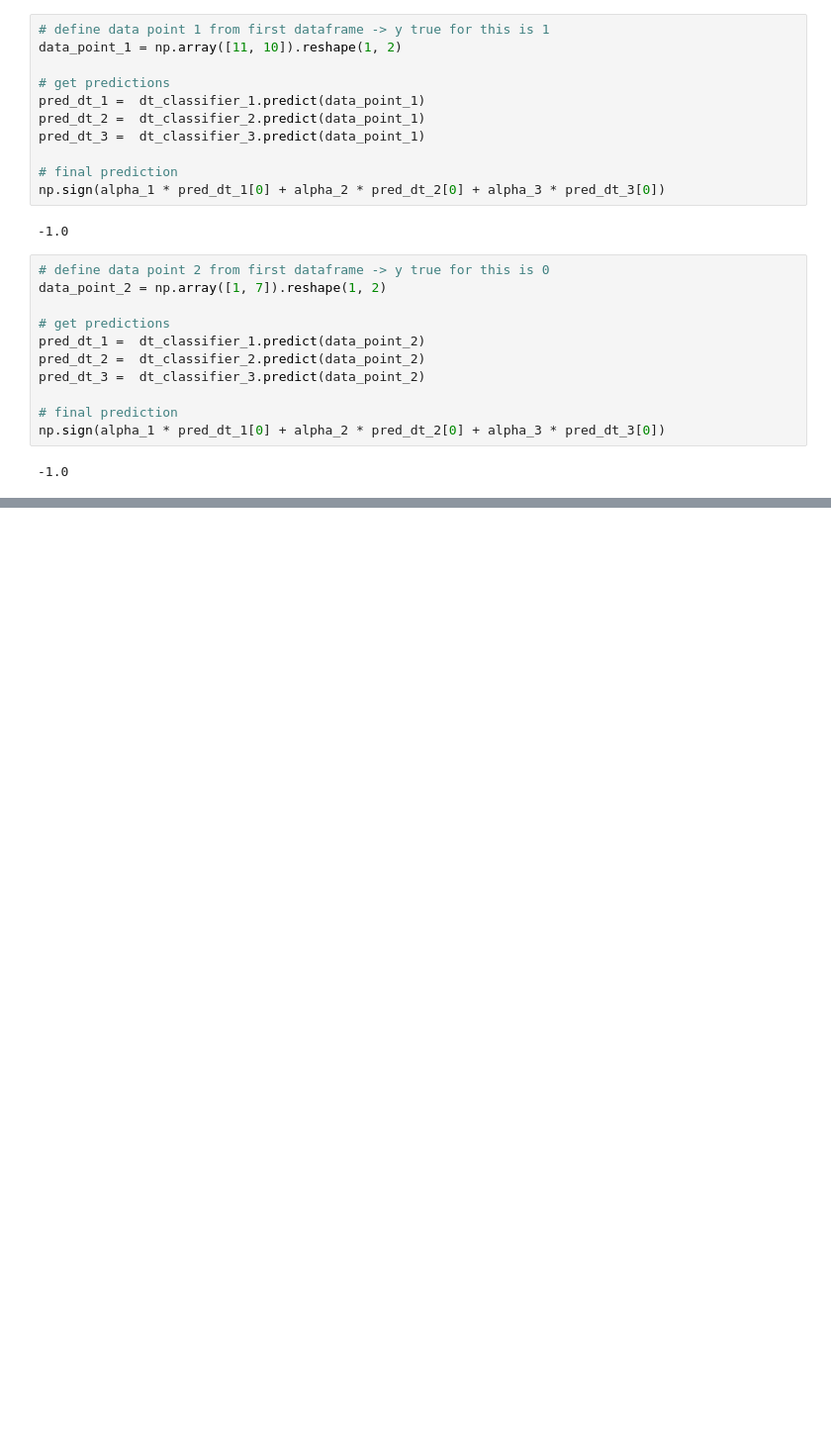
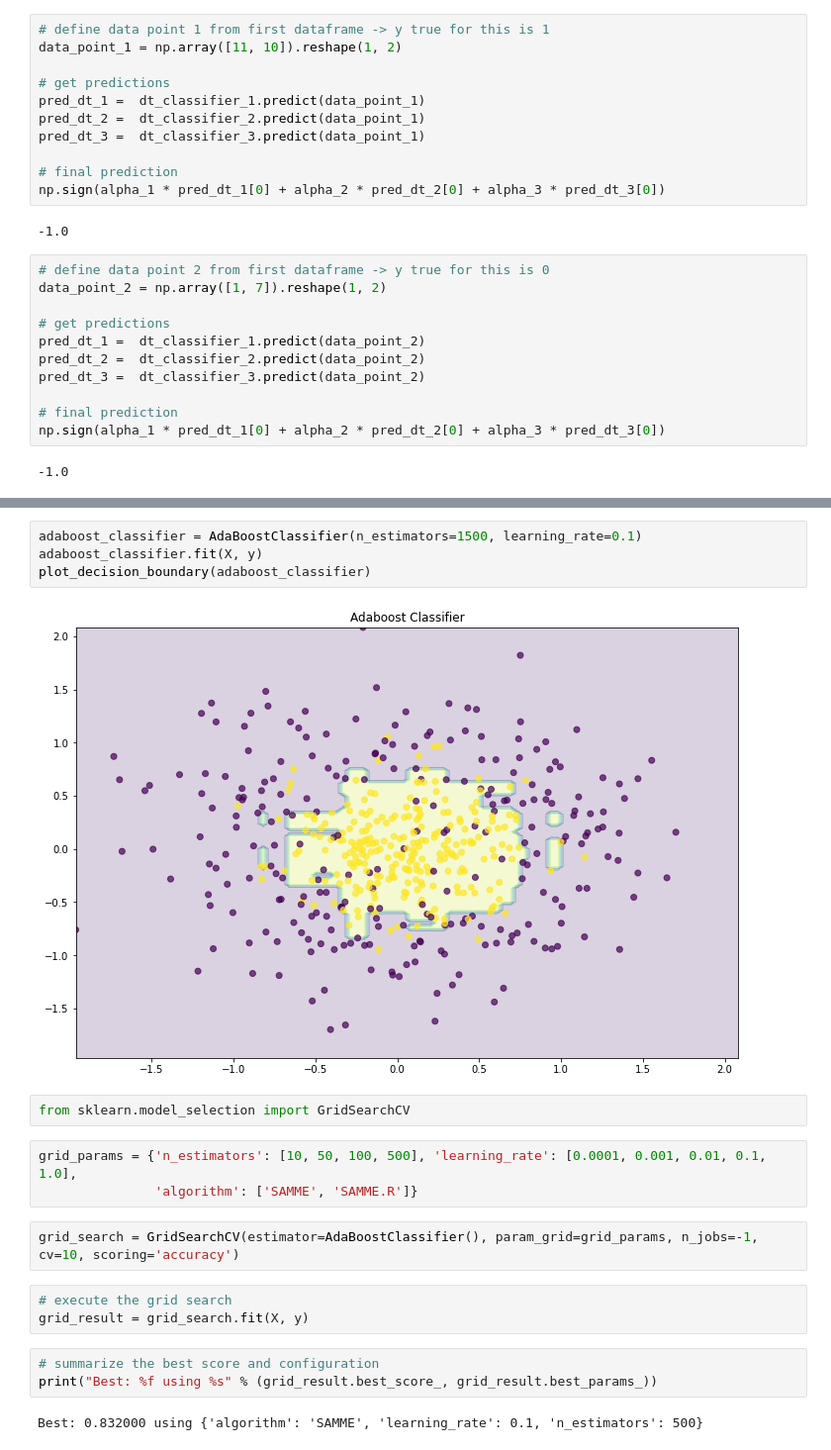
Before and after one commit to bpst-apps/machine-learning-algorithms, a Jupyter notebook: 05-Adaboost-Demo.ipynb, the cells around one changed output, grey strips where cells are left out. Shown: that part at 99% size. Drawn from its saved outputs; the diff is of its cells as text; blank space fills up the shorter version.

```diff
--- a/05-Adaboost-Demo.ipynb
+++ b/05-Adaboost-Demo.ipynb
@@ -495,0 +535,21 @@ np.sign(alpha_1 * pred_dt_1[0] + alpha_2 * pred_dt_2[0] + alpha_3 * pred_dt_3[0]
+# %%
+adaboost_classifier = AdaBoostClassifier(n_estimators=1500, learning_rate=0.1)
+adaboost_classifier.fit(X, y)
+plot_decision_boundary(adaboost_classifier)
+# %% [output]
+[figure, added]
+# %%
+from sklearn.model_selection import GridSearchCV
+# %%
+grid_params = {'n_estimators': [10, 50, 100, 500], 'learning_rate': [0.0001, 0.001, 0.01, 0.1, 1.0],
+               'algorithm': ['SAMME', 'SAMME.R']}
+# %%
+grid_search = GridSearchCV(estimator=AdaBoostClassifier(), param_grid=grid_params, n_jobs=-1, cv=10, scoring='accuracy')
+# %%
+# execute the grid search
+grid_result = grid_search.fit(X, y)
+# %%
+# summarize the best score and configuration
+print("Best: %f using %s" % (grid_result.best_score_, grid_result.best_params_))
+# %% [output]
+Best: 0.832000 using {'algorithm': 'SAMME', 'learning_rate': 0.1, 'n_estimators': 500}
```
Also changed, not shown: parts of 8 cells of this notebook.
